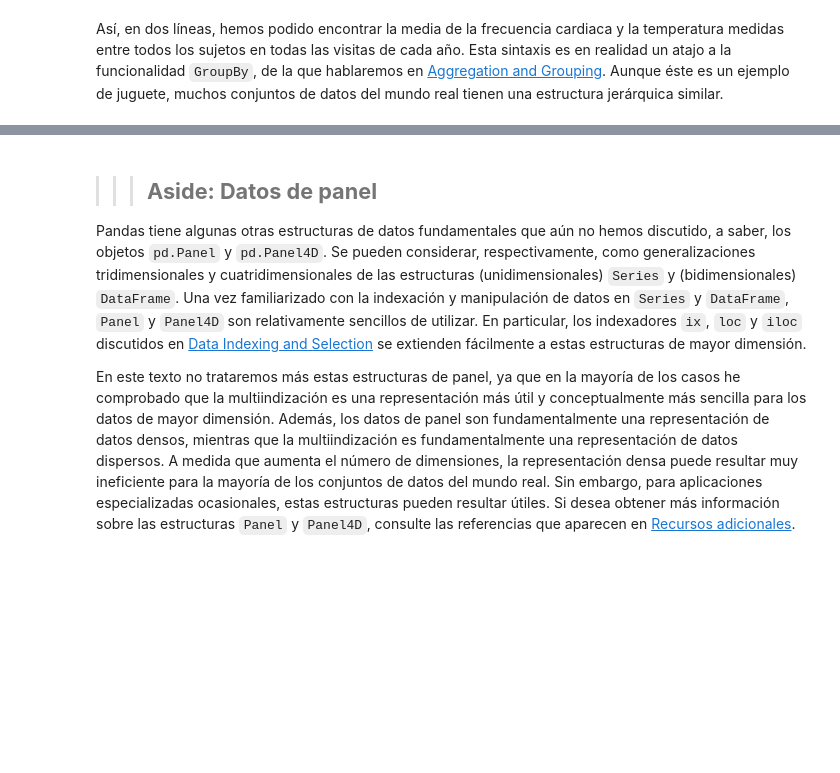
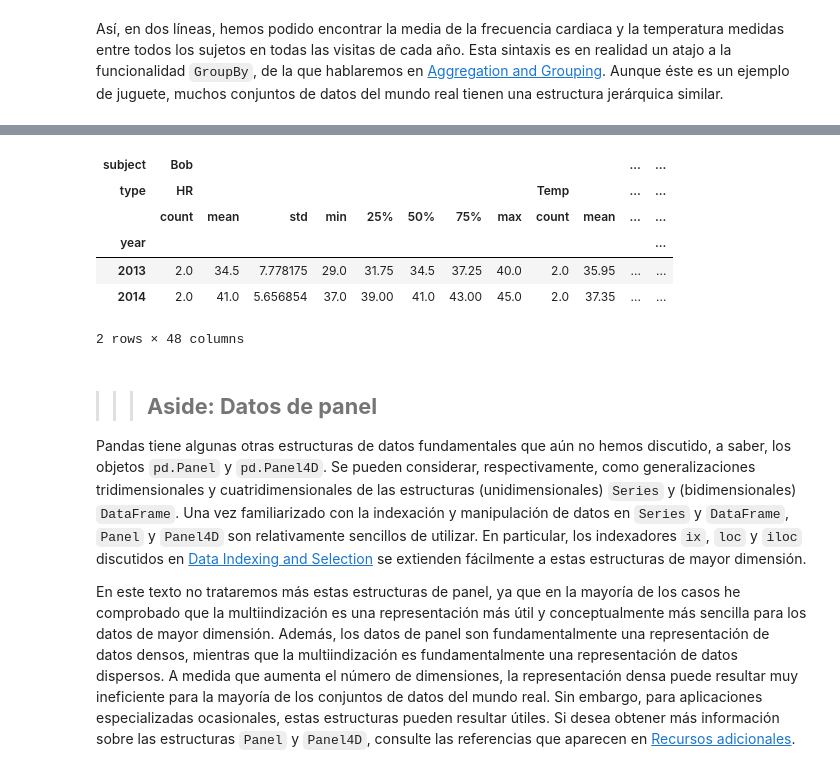
Before and after one commit to XimenaPO/DS_PT_09_2023, a Jupyter notebook: Data_Analysis/2-Pandas/Teoría/5_Hierarchical-Indexing.ipynb, the cells around one changed output, grey strips where cells are left out. Cells and saved outputs as stored; diff of their text form; code cells hidden in the pictures; blank space fills up the shorter version.

```diff
--- a/Data_Analysis/2-Pandas/Teoría/5_Hierarchical-Indexing.ipynb
+++ b/Data_Analysis/2-Pandas/Teoría/5_Hierarchical-Indexing.ipynb
@@ -650,3 +774,13 @@ Aunque éste es un ejemplo de juguete, muchos conjuntos de datos del mundo real
+# %%
+health_data.groupby('year').describe()
+# %% [output]
+| subject | Bob |  |  |  |  |  |  |  |  |  | ... | ... |
+| type | HR |  |  |  |  |  |  |  | Temp |  | ... | ... |
+|  | count | mean | std | min | 25% | 50% | 75% | max | count | mean | ... | ... |
+| year |  |  |  |  |  |  |  |  |  |  |  | ... |
+| 2013 | 2.0 | 34.5 | 7.778175 | 29.0 | 31.75 | 34.5 | 37.25 | 40.0 | 2.0 | 35.95 | ... | ... |
+| 2014 | 2.0 | 41.0 | 5.656854 | 37.0 | 39.00 | 41.0 | 43.00 | 45.0 | 2.0 | 37.35 | ... | ... |
+2 rows × 48 columns
 # %% [markdown]
 >>> ## **Aside: Datos de panel**
 
```
Also changed, not shown: parts of 32 cells of this notebook.
